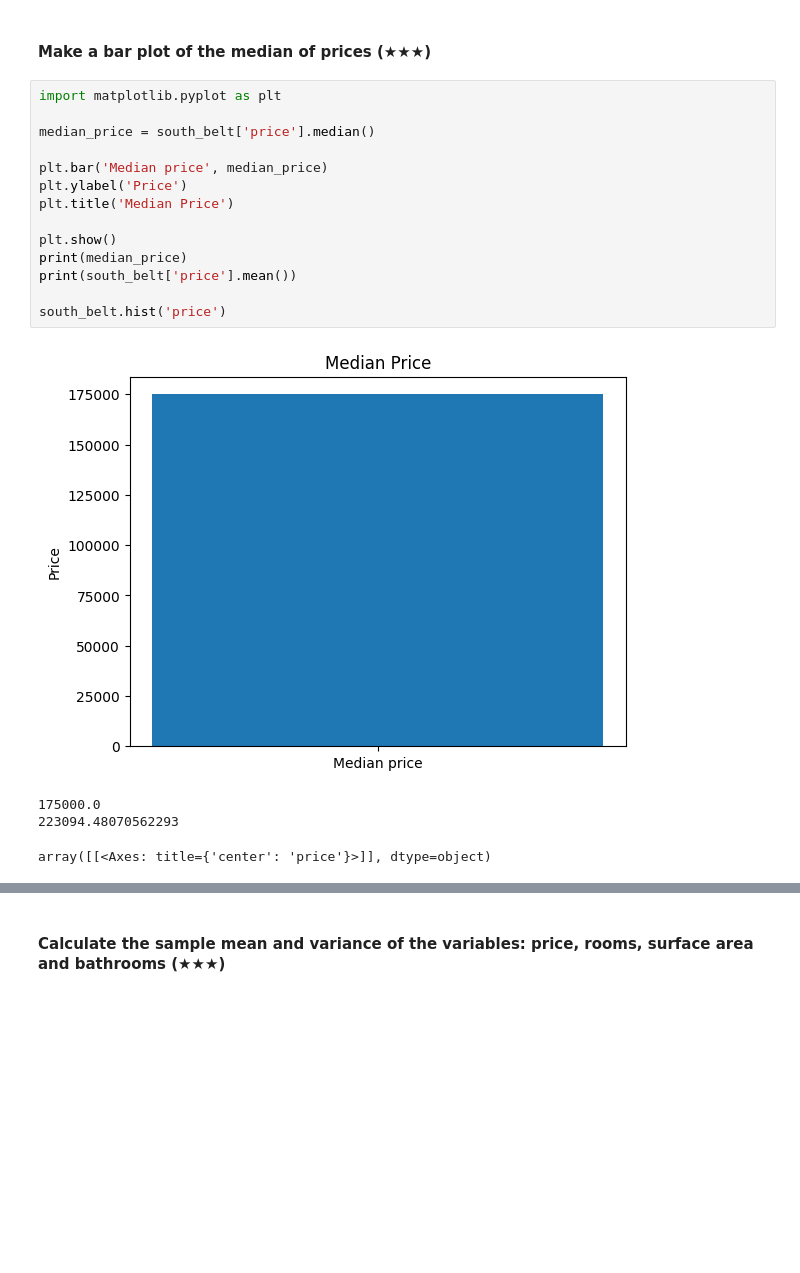
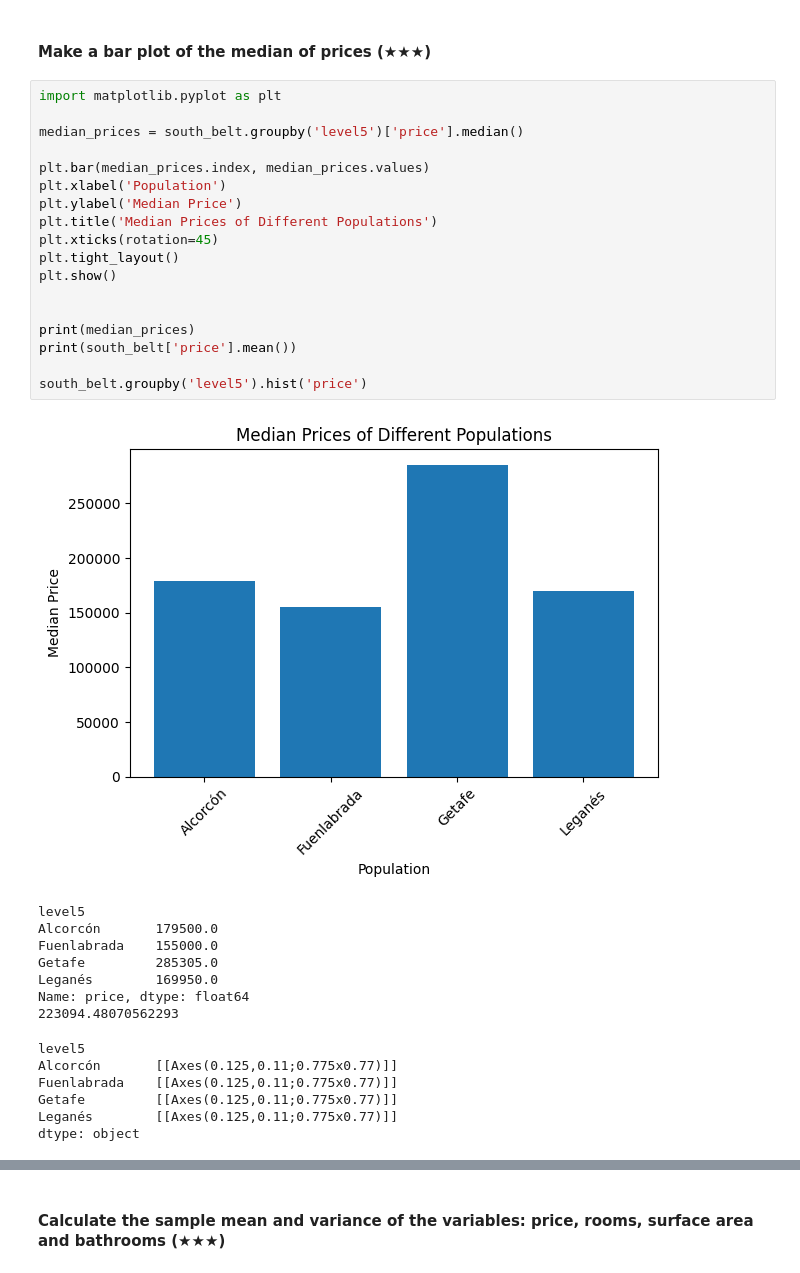
Before and after one commit to H0wl3r2001/realestate-datacleanup-exercise, a Jupyter notebook: project.ipynb, the cells around one changed output, grey strips where cells are left out. Cells and saved outputs as stored; diff of their text form; blank space fills up the shorter version.

```diff
--- a/project.ipynb
+++ b/project.ipynb
@@ -185,19 +209,33 @@ south_belt
 # %%
 import matplotlib.pyplot as plt
 
-median_price = south_belt['price'].median()
+median_prices = south_belt.groupby('level5')['price'].median()
 
-plt.bar('Median price', median_price)
-plt.ylabel('Price')
-plt.title('Median Price')
+plt.bar(median_prices.index, median_prices.values)
+plt.xlabel('Population')
+plt.ylabel('Median Price')
+plt.title('Median Prices of Different Populations')
+plt.xticks(rotation=45)
+plt.tight_layout()
+plt.show()
 
-plt.show()
-print(median_price)
+
+print(median_prices)
 print(south_belt['price'].mean())
 
-south_belt.hist('price')
+south_belt.groupby('level5').hist('price')
 # %% [output]
-[figure, old version]
+[figure, new version]
-175000.0
+level5
+Alcorcón       179500.0
+Fuenlabrada    155000.0
+Getafe         285305.0
+Leganés        169950.0
+Name: price, dtype: float64
 223094.48070562293
-array([[<Axes: title={'center': 'price'}>]], dtype=object)
+level5
+Alcorcón       [[Axes(0.125,0.11;0.775x0.77)]]
+Fuenlabrada    [[Axes(0.125,0.11;0.775x0.77)]]
+Getafe         [[Axes(0.125,0.11;0.775x0.77)]]
+Leganés        [[Axes(0.125,0.11;0.775x0.77)]]
+dtype: object
```
Also changed, not shown: parts of 3 cells of this notebook.
